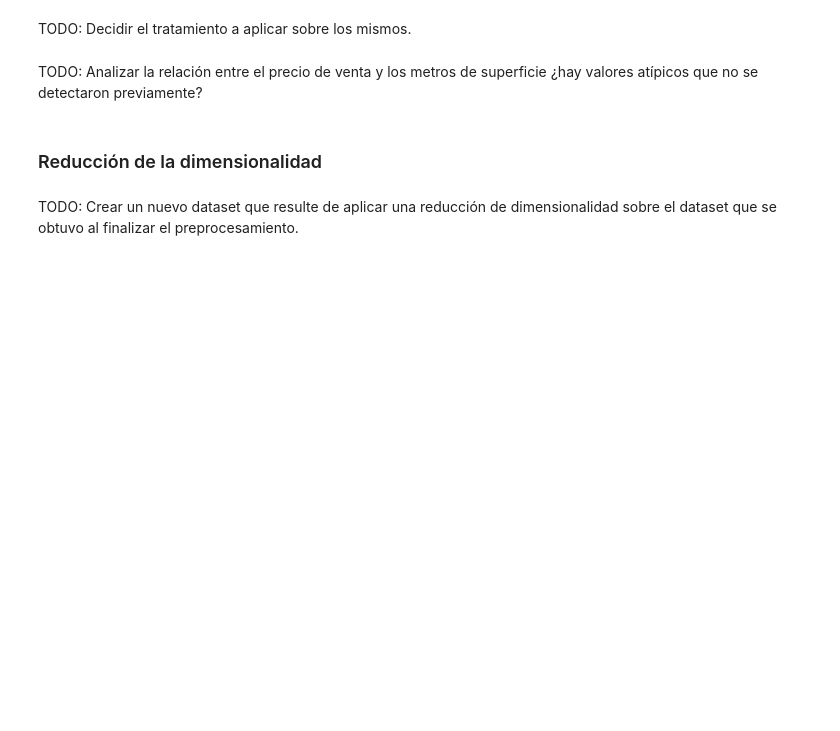
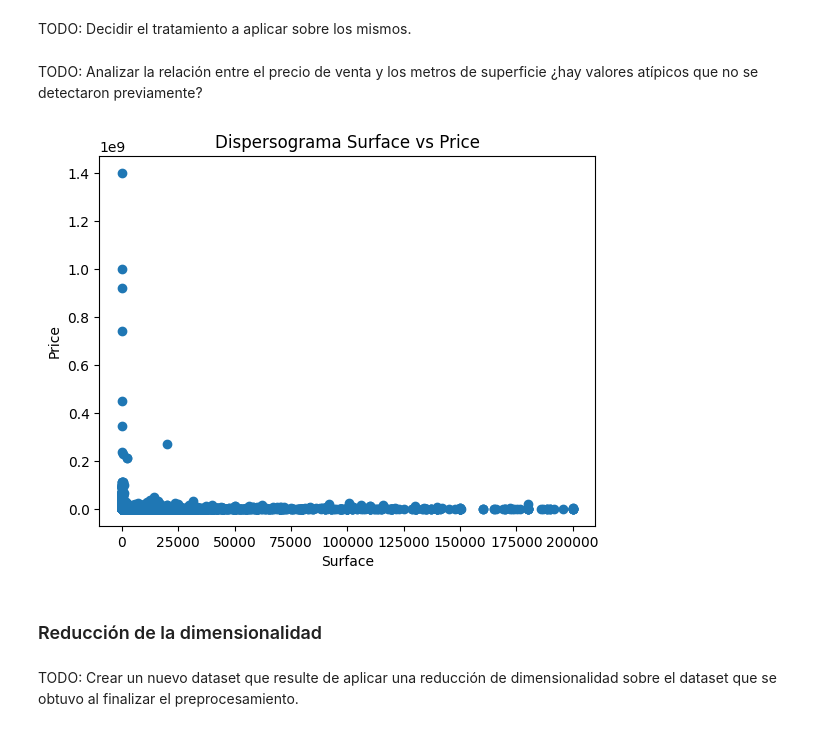
Before and after one commit to decouflet/7506R-2C2022-GRUPO15, a Jupyter notebook: TP1_orga_del_datos.ipynb, the cells around one changed output. Cells and saved outputs as stored; diff of their text form; code cells hidden in the pictures; blank space fills up the shorter version.

Commit message:
Se añade scatterplot entre precio y superficie total

```diff
--- a/TP1_orga_del_datos.ipynb
+++ b/TP1_orga_del_datos.ipynb
@@ -972,6 +972,14 @@ TODO: Decidir el tratamiento a aplicar sobre los mismos.
 # %% [markdown]
 TODO: Analizar la relación entre el precio de venta y los metros de superficie ¿hay
 valores atípicos que no se detectaron previamente?
+# %%
+plt.scatter(properati["property_surface_total"],properati.property_price)
+plt.title('Dispersograma Surface vs Price')
+plt.xlabel('Surface')
+plt.ylabel('Price')
+plt.show()
+# %% [output]
+[figure, added]
 # %% [markdown]
 ### Reducción de la dimensionalidad
 # %% [markdown]
```
Also changed, not shown: parts of 1 cell of this notebook.
